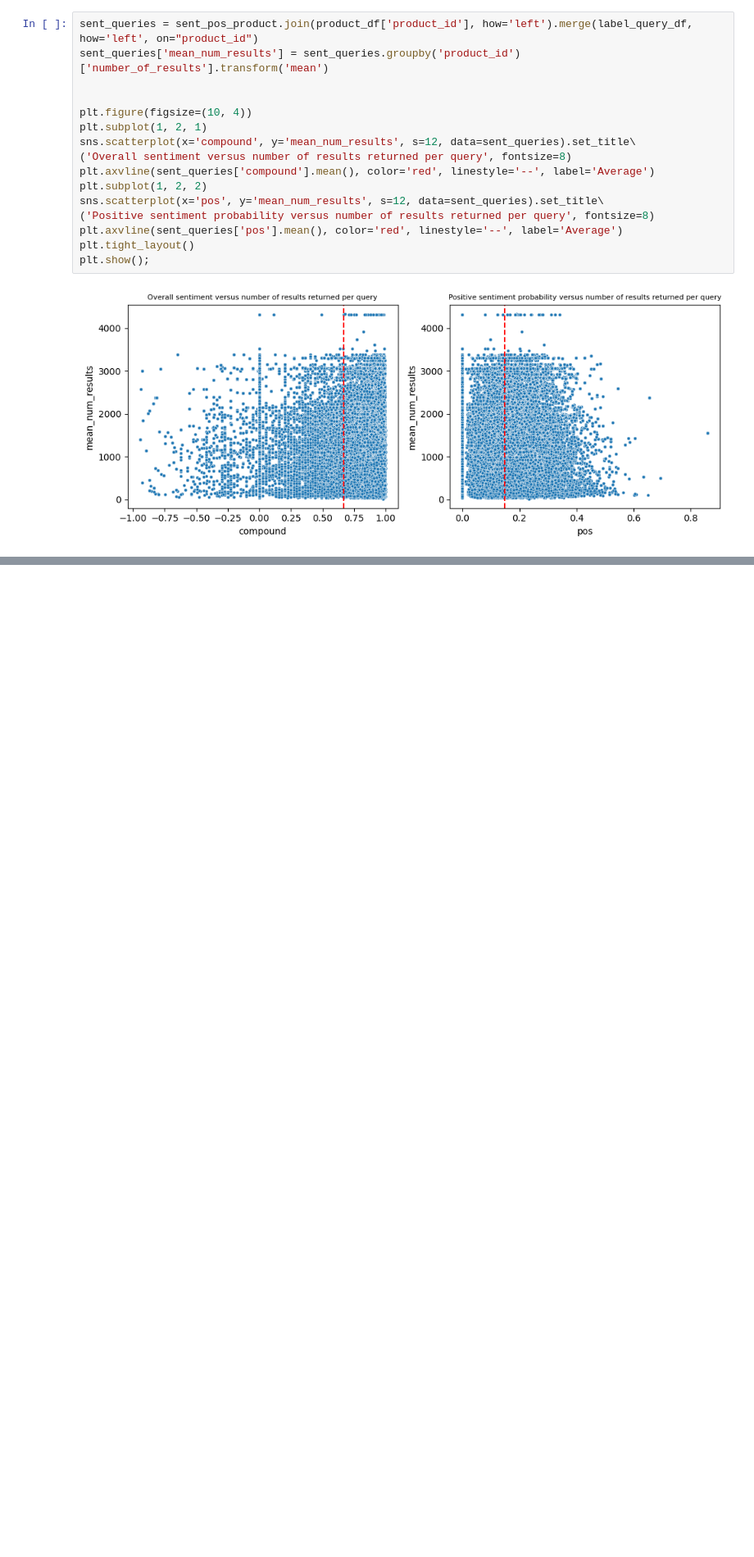
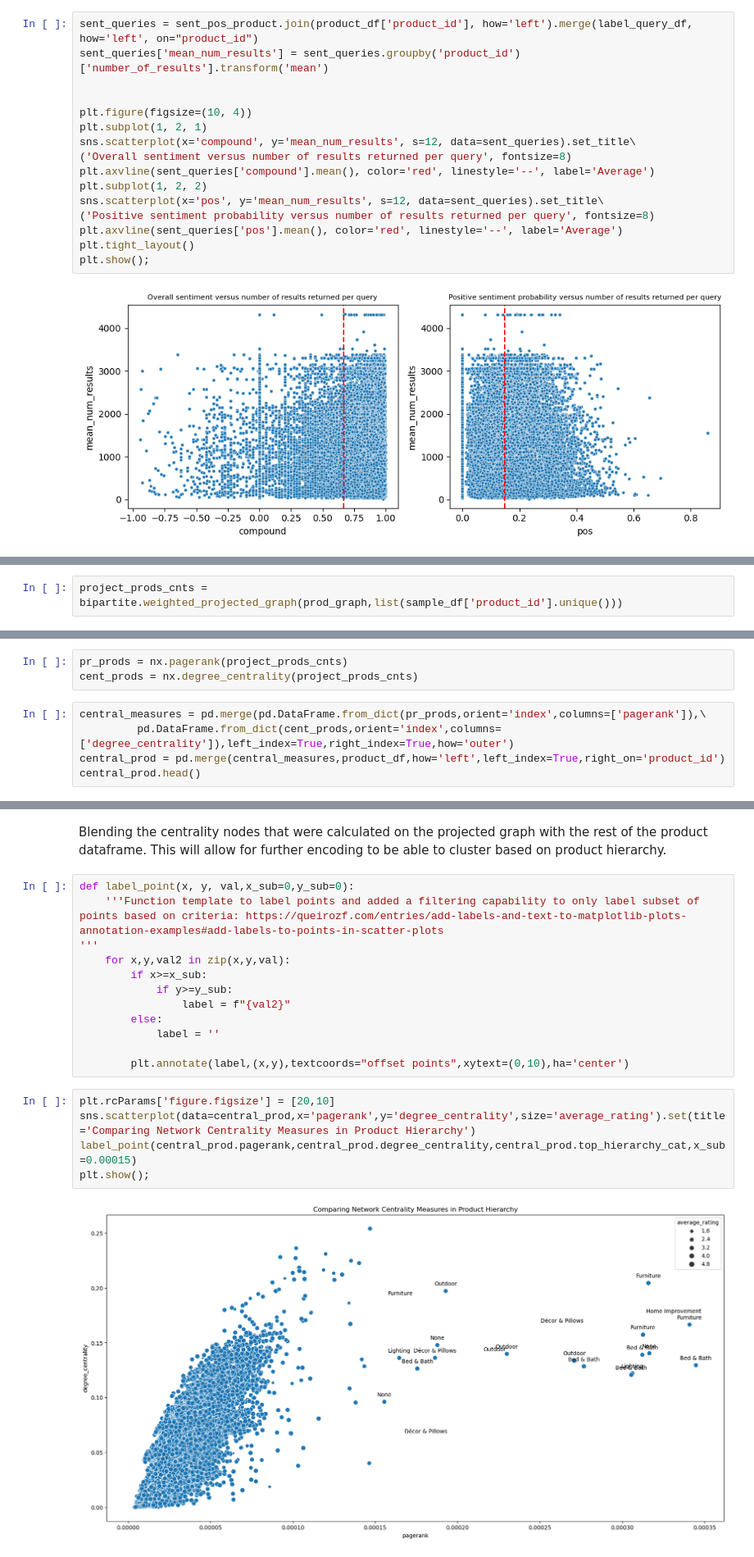
Before and after one commit to jforster19/Data620, a Jupyter notebook: Final Project.ipynb, the cells around one changed output, grey strips where cells are left out. Shown at 82% size. Cells and saved outputs as stored; diff of their text form; blank space fills up the shorter version.

Commit message:
Update Final Project.ipynb
adding network analysis components to notebook

```diff
--- a/Final Project.ipynb
+++ b/Final Project.ipynb
@@ -495,0 +579,2 @@ plt.show();
+# %%
+project_prods_cnts = bipartite.weighted_projected_graph(prod_graph,list(sample_df['product_id'].unique()))
@@ -495,0 +591,8 @@ plt.show();
+# %%
+pr_prods = nx.pagerank(project_prods_cnts)
+cent_prods = nx.degree_centrality(project_prods_cnts)
+# %%
+central_measures = pd.merge(pd.DataFrame.from_dict(pr_prods,orient='index',columns=['pagerank']),\
+         pd.DataFrame.from_dict(cent_prods,orient='index',columns=['degree_centrality']),left_index=True,right_index=True,how='outer')
+central_prod = pd.merge(central_measures,product_df,how='left',left_index=True,right_on='product_id')
+central_prod.head()
@@ -495,0 +606,21 @@ plt.show();
+# %% [markdown]
+Blending the centrality nodes that were calculated on the projected graph with the rest of the product dataframe. This will allow for further encoding to be able to cluster based on product hierarchy.
+# %%
+def label_point(x, y, val,x_sub=0,y_sub=0):
+    '''Function template to label points and added a filtering capability to only label subset of points based on criteria: https://queirozf.com/entries/add-labels-and-text-to-matplotlib-plots-annotation-examples#add-labels-to-points-in-scatter-plots
+'''
+    for x,y,val2 in zip(x,y,val):
+        if x>=x_sub:
+            if y>=y_sub:
+                label = f"{val2}"
+        else:
+            label = ''
+
+        plt.annotate(label,(x,y),textcoords="offset points",xytext=(0,10),ha='center')
+# %%
+plt.rcParams['figure.figsize'] = [20,10]
+sns.scatterplot(data=central_prod,x='pagerank',y='degree_centrality',size='average_rating').set(title='Comparing Network Centrality Measures in Product Hierarchy')
+label_point(central_prod.pagerank,central_prod.degree_centrality,central_prod.top_hierarchy_cat,x_sub=0.00015)
+plt.show();
+# %% [output]
+[figure, added]
```
Also changed, not shown: parts of 50 cells of this notebook.
